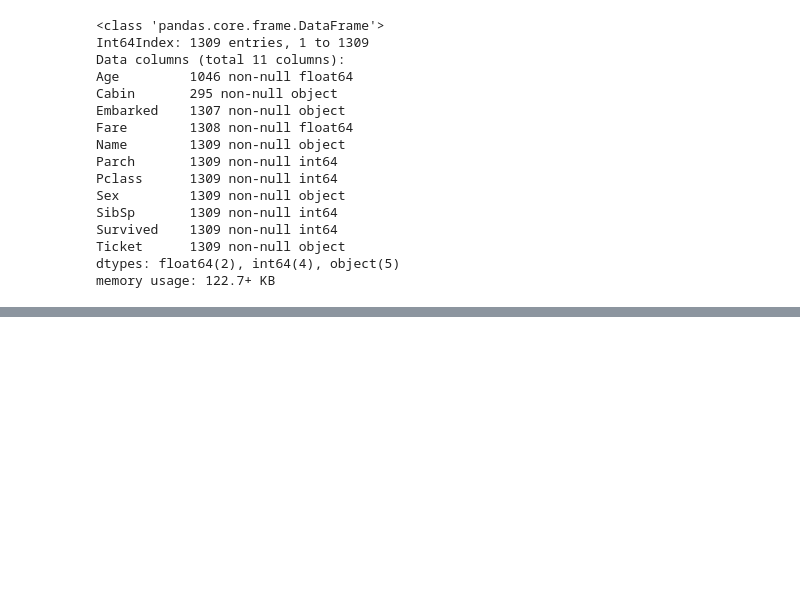
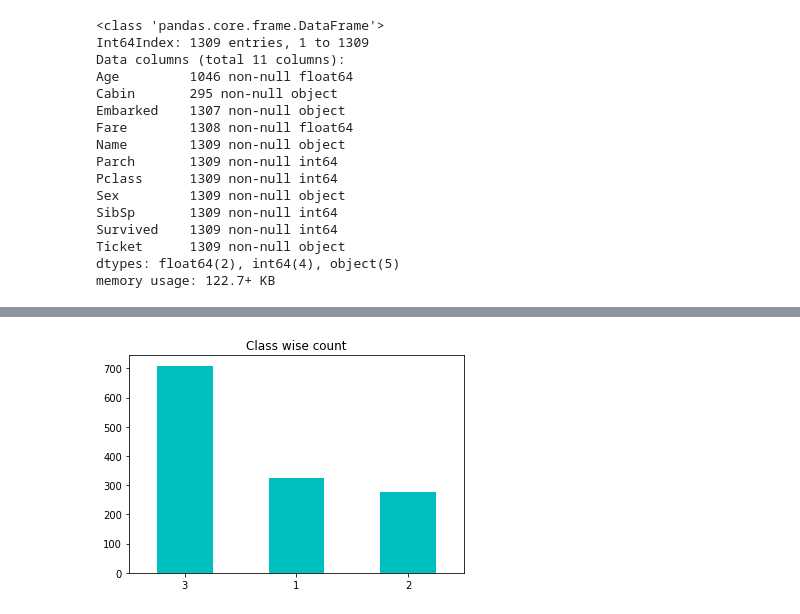
Before and after one commit to idubey31/Machine-Learning, a Jupyter notebook: notebooks/Exploring Processing Data.ipynb, the cells around one changed output, grey strips where cells are left out. Saved outputs shown, nothing was run; the diff lists cells and outputs as text; code cells hidden in the pictures; blank space fills up the shorter version.

```diff
--- a/notebooks/Exploring Processing Data.ipynb
+++ b/notebooks/Exploring Processing Data.ipynb
@@ -117,0 +282,5 @@ df.tail()
+# %%
+# title:to set title, color: to set color, rot: to set rotation of x axis and ; to remove hexa text
+df.Pclass.value_counts().plot(kind='bar',rot=0, title='Class wise count', color='c');
+# %% [output]
+[figure, added]
```
Also changed, not shown: parts of 101 cells of this notebook, 1 other file.
